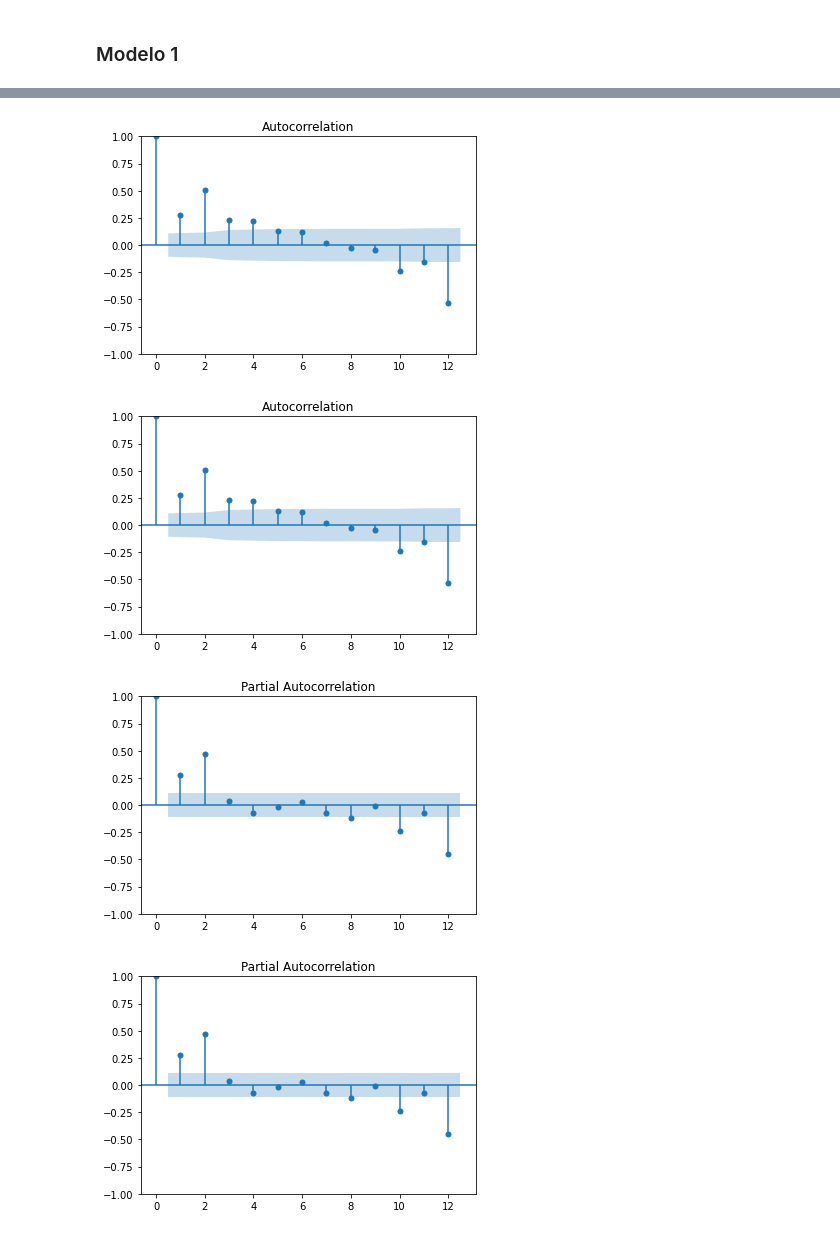
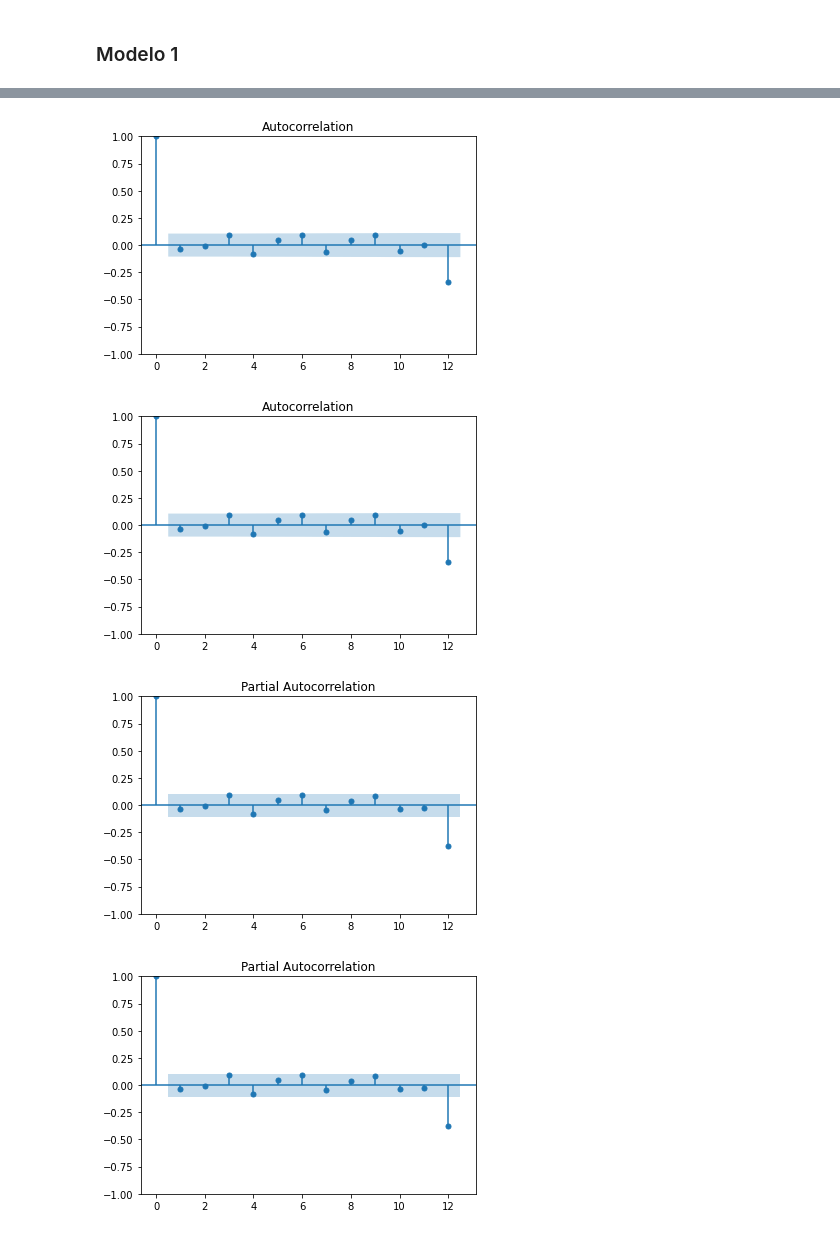
Before and after one commit to Keyuan01/TC3007C_Modulo5_estadistica, a Jupyter notebook: entregable_2.ipynb, the cells around one changed output, grey strips where cells are left out. Drawn from its saved outputs; the diff is of its cells as text; code cells hidden in the pictures.

```diff
--- a/entregable_2.ipynb
+++ b/entregable_2.ipynb
@@ -57,4 +39,0 @@ Al graficar los datos y ejecutar la función para obtener p-value, damos cuenta
-# %%
-df['Valor_log'] = np.log(df['Valor'])
-# %%
-df['Aux'] = df["Valor_log"] - df["Valor_log"].shift(12)
@@ -80,2 +39,0 @@ Eliminamos las filas que contiene Nans
-# %%
-df.dropna(inplace=True)
@@ -181,0 +101,16 @@ Length: 331, dtype: float64
+# %%
+# Arima(p,d,q)
+p = 1
+d = 0
+q = 0
+
+# Sarima(P,D,Q,12)
+P = 0
+D = 1
+Q = 0
+
+y = np.log(df['Valor'])
+mod1 = sm.tsa.statespace.SARIMAX(y, order=(p,d,q), seasonal_order=(P,D,Q,12), trend='c', simple_differencing=True)
+
+model1 = mod1.fit()
+model1.summary()
@@ -182,10 +140,10 @@ Length: 331, dtype: float64
 # %%
-plot_acf(model.resid, lags=12) # lags 12 meses = 1 año
+plot_acf(model1.resid, lags=12)
 # %% [output]
-[figure, old version]
+[figure, new version]
-[figure, old version]
+[figure, new version]
 # %%
-plot_pacf(model.resid, lags=12) # lags 12 meses = 1 año
+plot_pacf(model1.resid, lags=12)
 # %% [output]
-[figure, old version]
+[figure, new version]
-[figure, old version]
+[figure, new version]
```
Also changed, not shown: parts of 47 cells of this notebook.
